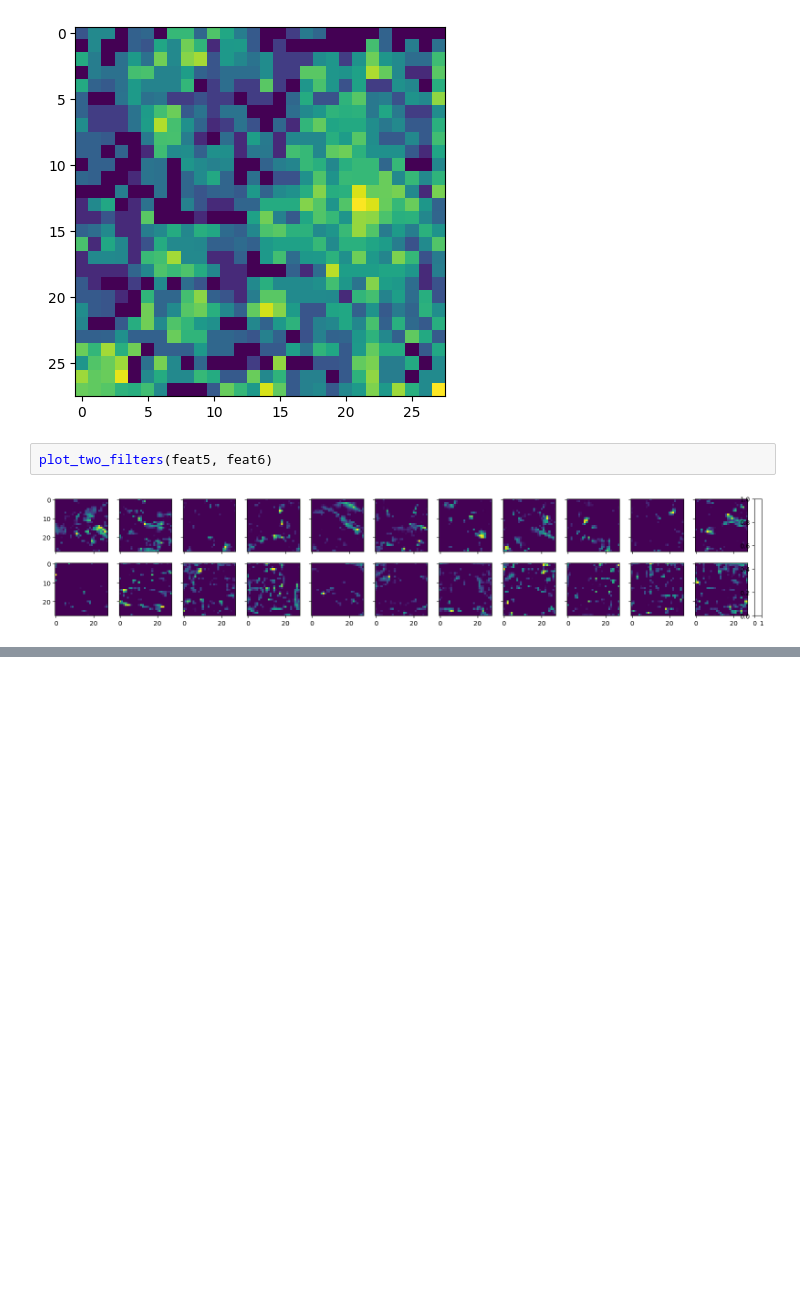
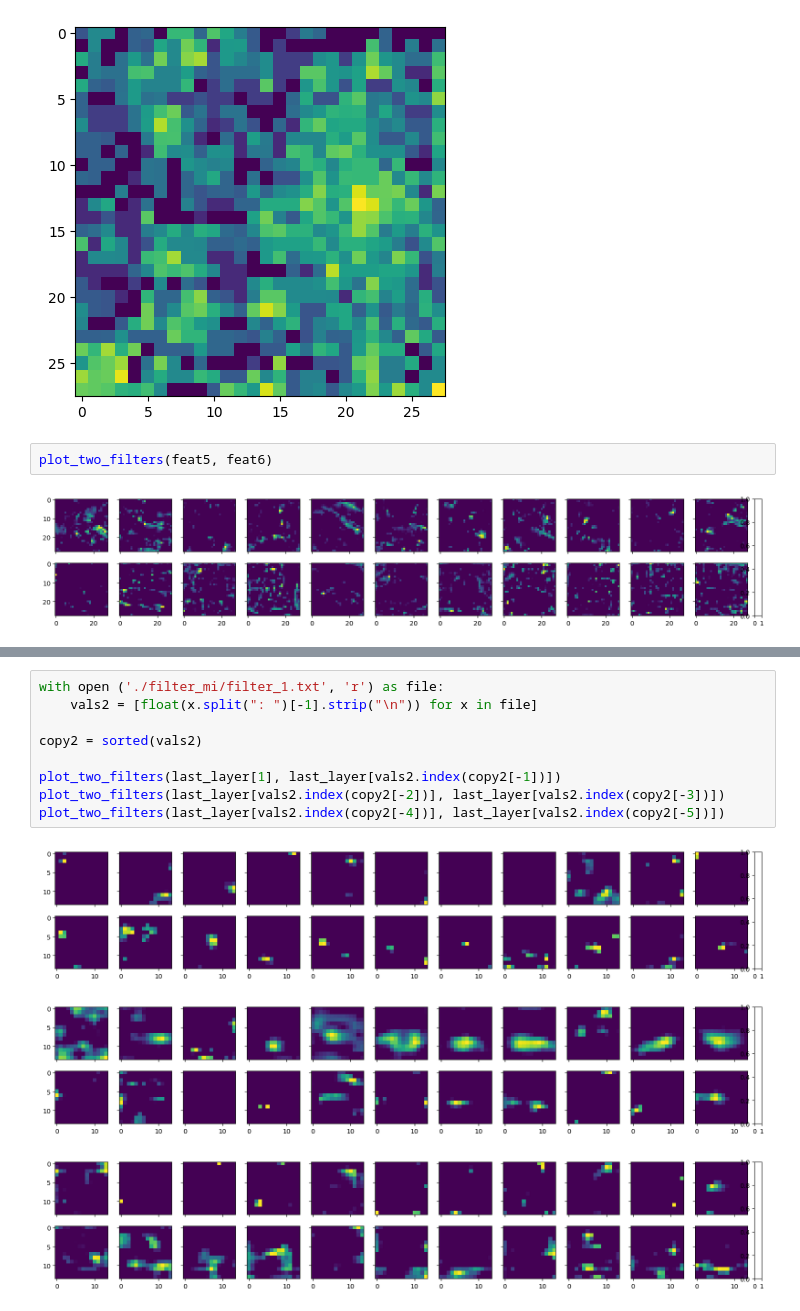
Before and after one commit to A-Merino/MI_Research, a Jupyter notebook: Map_stacking.ipynb, the cells around one changed output, grey strips where cells are left out. Saved outputs shown, nothing was run; the diff lists cells and outputs as text; blank space fills up the shorter version.

```diff
--- a/Map_stacking.ipynb
+++ b/Map_stacking.ipynb
@@ -316,0 +325,13 @@ KeyboardInterrupt:
+# %%
+with open ('./filter_mi/filter_1.txt', 'r') as file:
+    vals2 = [float(x.split(": ")[-1].strip("\n")) for x in file]
+
+copy2 = sorted(vals2)
+
+plot_two_filters(last_layer[1], last_layer[vals2.index(copy2[-1])])
+plot_two_filters(last_layer[vals2.index(copy2[-2])], last_layer[vals2.index(copy2[-3])])
+plot_two_filters(last_layer[vals2.index(copy2[-4])], last_layer[vals2.index(copy2[-5])])
+# %% [output]
+[figure, added]
+[figure, added]
+[figure, added]
```
Also changed, not shown: parts of 25 cells of this notebook.
